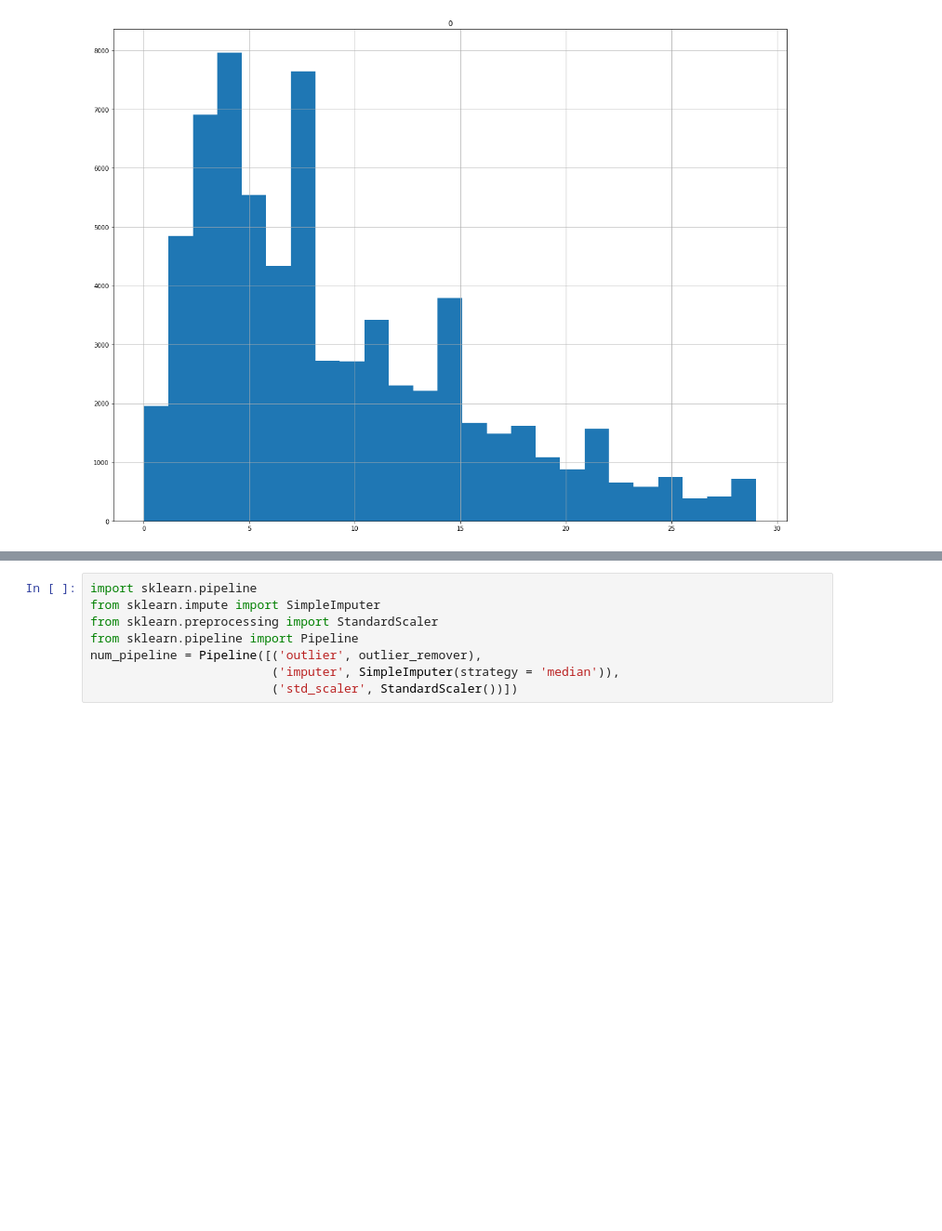
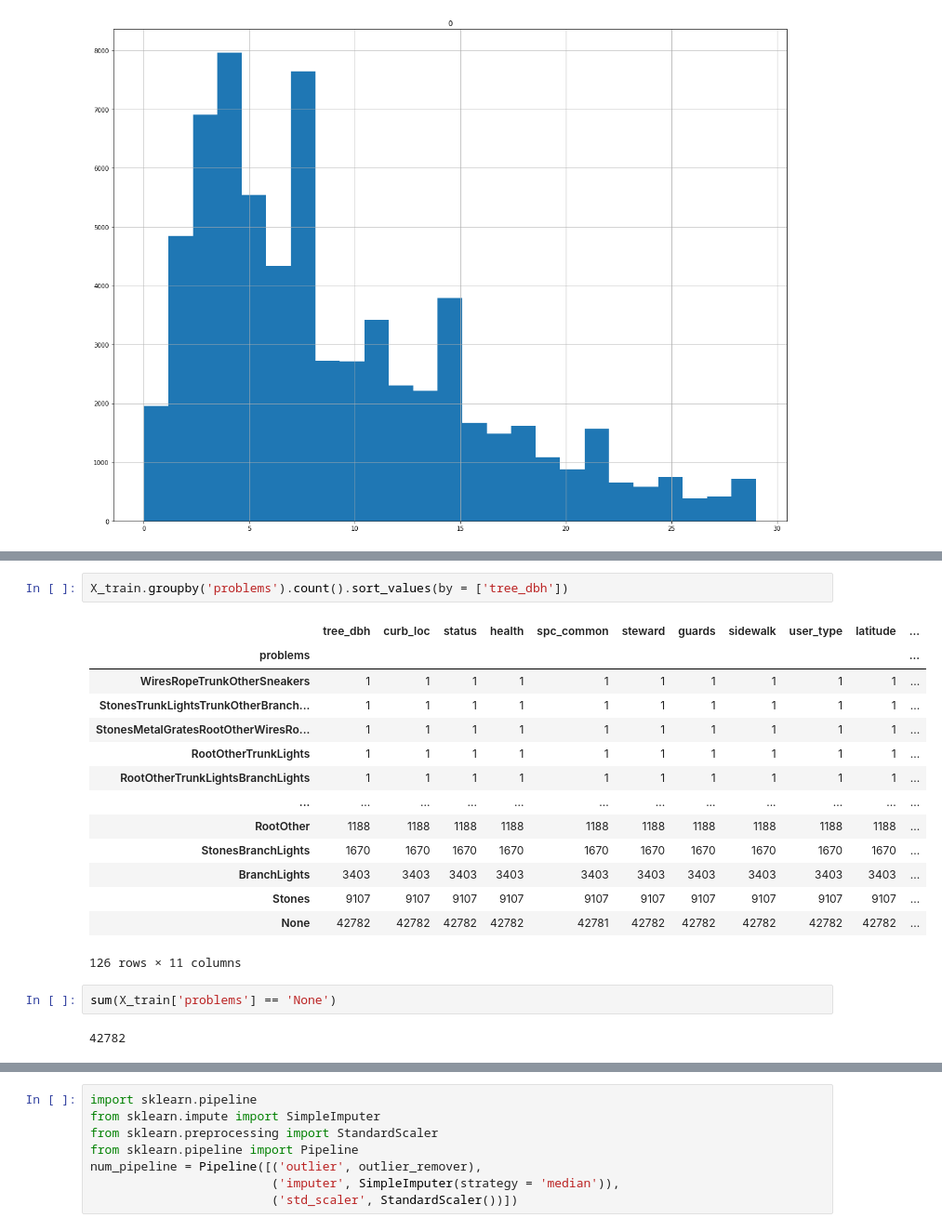
Before and after one commit to eugenekim3107/nyc-tree-health-predictor, a Jupyter notebook: nyc_tree_data_exploration.ipynb, the cells around one changed output, grey strips where cells are left out. Shown: that part at 93% size. Drawn from its saved outputs; the diff is of its cells as text; blank space fills up the shorter version.

```diff
--- a/nyc_tree_data_exploration.ipynb
+++ b/nyc_tree_data_exploration.ipynb
@@ -422,0 +434,21 @@ for col in one_hot_attribs:
+# %%
+X_train.groupby('problems').count().sort_values(by = ['tree_dbh'])
+# %% [output]
+|  | tree_dbh | curb_loc | status | health | spc_common | steward | guards | sidewalk | user_type | latitude | ... |
+| problems |  |  |  |  |  |  |  |  |  |  | ... |
+| WiresRopeTrunkOtherSneakers | 1 | 1 | 1 | 1 | 1 | 1 | 1 | 1 | 1 | 1 | ... |
+| StonesTrunkLightsTrunkOtherBranch... | 1 | 1 | 1 | 1 | 1 | 1 | 1 | 1 | 1 | 1 | ... |
+| StonesMetalGratesRootOtherWiresRo... | 1 | 1 | 1 | 1 | 1 | 1 | 1 | 1 | 1 | 1 | ... |
+| RootOtherTrunkLights | 1 | 1 | 1 | 1 | 1 | 1 | 1 | 1 | 1 | 1 | ... |
+| RootOtherTrunkLightsBranchLights | 1 | 1 | 1 | 1 | 1 | 1 | 1 | 1 | 1 | 1 | ... |
+| ... | ... | ... | ... | ... | ... | ... | ... | ... | ... | ... | ... |
+| RootOther | 1188 | 1188 | 1188 | 1188 | 1188 | 1188 | 1188 | 1188 | 1188 | 1188 | ... |
+| StonesBranchLights | 1670 | 1670 | 1670 | 1670 | 1670 | 1670 | 1670 | 1670 | 1670 | 1670 | ... |
+| BranchLights | 3403 | 3403 | 3403 | 3403 | 3403 | 3403 | 3403 | 3403 | 3403 | 3403 | ... |
+| Stones | 9107 | 9107 | 9107 | 9107 | 9107 | 9107 | 9107 | 9107 | 9107 | 9107 | ... |
+| None | 42782 | 42782 | 42782 | 42782 | 42781 | 42782 | 42782 | 42782 | 42782 | 42782 | ... |
+126 rows × 11 columns
+# %%
+sum(X_train['problems'] == 'None')
+# %% [output]
+42782
```
Also changed, not shown: parts of 6 cells of this notebook.
